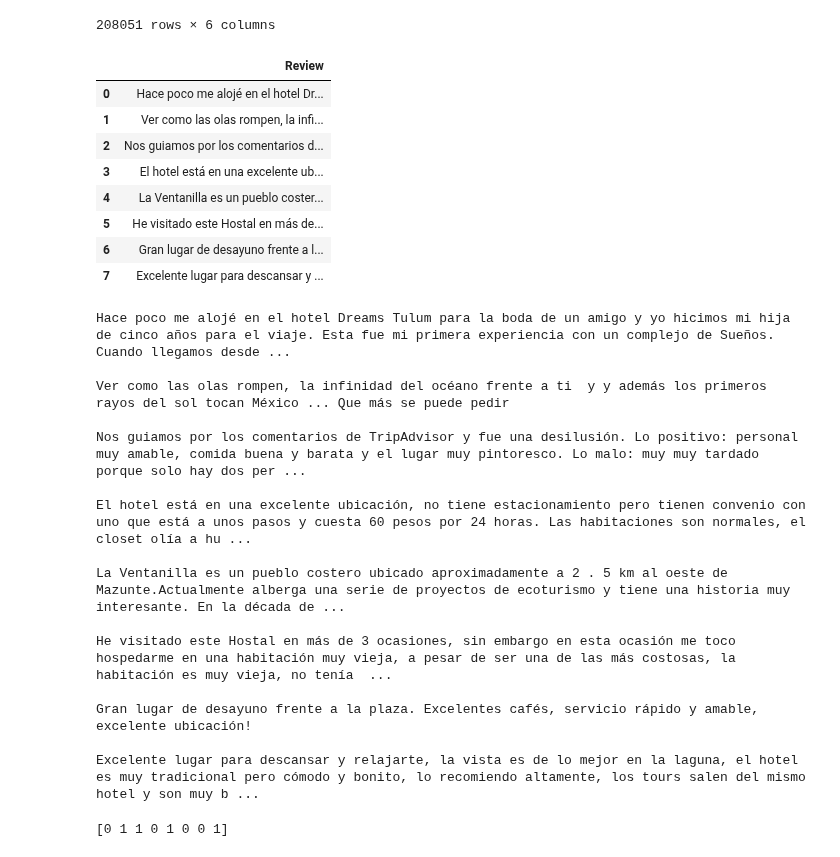
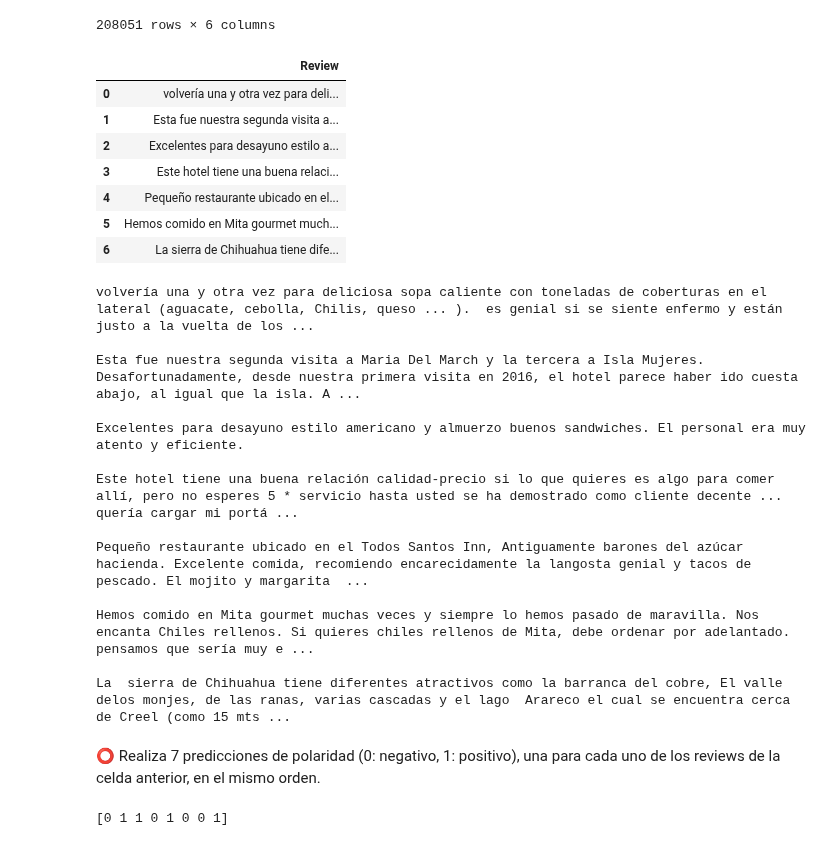
Before and after one commit to DCDPUAEM/DCDP, a Jupyter notebook: 03 Machine Learning/notebooks/02-Evaluacion.ipynb, the cells around one changed output. Saved outputs shown, nothing was run; the diff lists cells and outputs as text; code cells hidden in the pictures.

```diff
--- a/03 Machine Learning/notebooks/02-Evaluacion.ipynb
+++ b/03 Machine Learning/notebooks/02-Evaluacion.ipynb
@@ -67,42 +58,41 @@ df
 # %%
 from sklearn.model_selection import train_test_split
 
-df1 = df[df['Polarity']==2.0].sample(4)
+df1 = df[df['Polarity']==2.0].sample(3)
 df2 = df[df['Polarity']==4.0].sample(4)
 toy_dataset_df = pd.concat([df1, df2])
 toy_dataset_df = toy_dataset_df[['Review','Polarity']]
 toy_dataset_df = toy_dataset_df.sample(frac=1)
 toy_dataset_df.reset_index(drop=True, inplace=True)
 toy_dataset_df[['Review']]
 # %% [output]
 |  | Review |
-| 0 | Hace poco me alojé en el hotel Dr... |
-| 1 | Ver como las olas rompen, la infi... |
-| 2 | Nos guiamos por los comentarios d... |
-| 3 | El hotel está en una excelente ub... |
-| 4 | La Ventanilla es un pueblo coster... |
-| 5 | He visitado este Hostal en más de... |
-| 6 | Gran lugar de desayuno frente a l... |
-| 7 | Excelente lugar para descansar y ... |
+| 0 | volvería una y otra vez para deli... |
+| 1 | Esta fue nuestra segunda visita a... |
+| 2 | Excelentes para desayuno estilo a... |
+| 3 | Este hotel tiene una buena relaci... |
+| 4 | Pequeño restaurante ubicado en el... |
+| 5 | Hemos comido en Mita gourmet much... |
+| 6 | La sierra de Chihuahua tiene dife... |
 # %%
 for text in toy_dataset_df['Review'].values:
     print(text,end='\n\n')
 # %% [output]
-Hace poco me alojé en el hotel Dreams Tulum para la boda de un amigo y yo hicimos mi hija de cinco años para el viaje. Esta fue mi primera experiencia con un complejo de Sueños.  Cuando llegamos desde ...
+volvería una y otra vez para deliciosa sopa caliente con toneladas de coberturas en el lateral (aguacate, cebolla, Chilis, queso ... ).  es genial si se siente enfermo y están justo a la vuelta de los ...
 
-Ver como las olas rompen, la infinidad del océano frente a ti  y y además los primeros rayos del sol tocan México ... Que más se puede pedir
+Esta fue nuestra segunda visita a Maria Del March y la tercera a Isla Mujeres. Desafortunadamente, desde nuestra primera visita en 2016, el hotel parece haber ido cuesta abajo, al igual que la isla. A ...
 
-Nos guiamos por los comentarios de TripAdvisor y fue una desilusión. Lo positivo: personal muy amable, comida buena y barata y el lugar muy pintoresco. Lo malo: muy muy tardado porque solo hay dos per ...
+Excelentes para desayuno estilo americano y almuerzo buenos sandwiches. El personal era muy atento y eficiente.
 
-El hotel está en una excelente ubicación, no tiene estacionamiento pero tienen convenio con uno que está a unos pasos y cuesta 60 pesos por 24 horas. Las habitaciones son normales, el closet olía a hu ...
+Este hotel tiene una buena relación calidad-precio si lo que quieres es algo para comer allí, pero no esperes 5 * servicio hasta usted se ha demostrado como cliente decente ...  quería cargar mi portá ...
 
-La Ventanilla es un pueblo costero ubicado aproximadamente a 2 . 5 km al oeste de Mazunte.Actualmente alberga una serie de proyectos de ecoturismo y tiene una historia muy interesante. En la década de ...
+Pequeño restaurante ubicado en el Todos Santos Inn, Antiguamente barones del azúcar hacienda. Excelente comida, recomiendo encarecidamente la langosta genial y tacos de pescado. El mojito y margarita  ...
 
-He visitado este Hostal en más de 3 ocasiones, sin embargo en esta ocasión me toco hospedarme en una habitación muy vieja, a pesar de ser una de las más costosas, la habitación es muy vieja, no tenía  ...
+Hemos comido en Mita gourmet muchas veces y siempre lo hemos pasado de maravilla. Nos encanta Chiles rellenos. Si quieres chiles rellenos de Mita, debe ordenar por adelantado. pensamos que sería muy e ...
 
-Gran lugar de desayuno frente a la plaza. Excelentes cafés, servicio rápido y amable, excelente ubicación!
-
-Excelente lugar para descansar y relajarte, la vista es de lo mejor en la laguna, el hotel es muy tradicional pero cómodo y bonito, lo recomiendo altamente, los tours salen del mismo hotel y son muy b ...
+La  sierra de Chihuahua tiene diferentes atractivos como la barranca del cobre, El valle delos monjes, de las ranas, varias cascadas y el lago  Arareco el cual se encuentra cerca de Creel (como 15 mts ...
+# %% [markdown]
+⭕ Realiza 7 predicciones de polaridad (0: negativo, 1: positivo), una para cada uno de los reviews de la celda anterior, en el mismo orden.
 # %%
 import numpy as np
 
```
Also changed, not shown: parts of 16 cells of this notebook, 1 other file.
